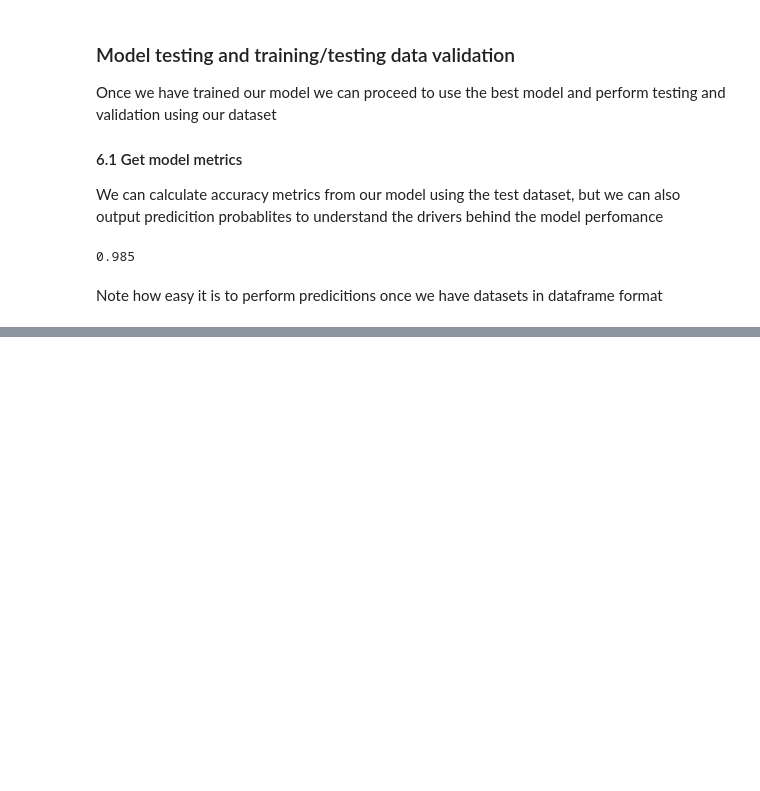
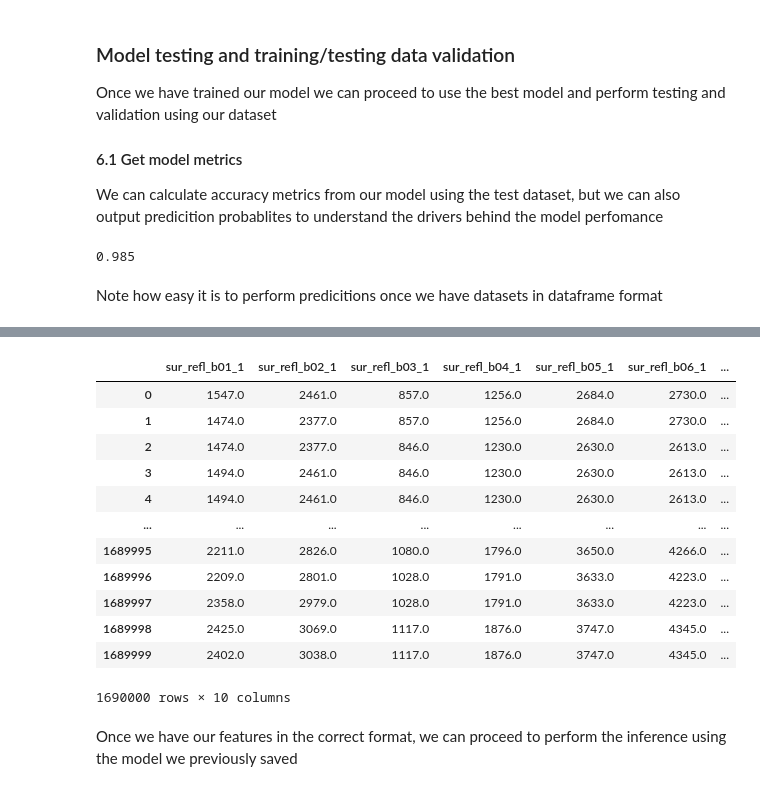
Before and after one commit to Jignesh1594/ml_models_remote_sensing, a Jupyter notebook: 3_MODIS_Tunning.ipynb, the cells around one changed output, grey strips where cells are left out. Drawn from its saved outputs; the diff is of its cells as text; code cells hidden in the pictures; blank space fills up the shorter version.

```diff
--- a/3_MODIS_Tunning.ipynb
+++ b/3_MODIS_Tunning.ipynb
@@ -401,0 +468,2 @@ y_test_int = y_test.astype(np.int16)
+# %%
+powel_dataset = snapshot_download(repo_id=DATASET_URL, allow_patterns="*.tif", repo_type="dataset")
@@ -401,0 +474,24 @@ y_test_int = y_test.astype(np.int16)
+# %%
+fileList = sorted([file for file in glob.glob(os.path.join(powel_dataset, 'IL.*.Powell.*.tif')) if "sur_refl" in file])
+# %%
+def readRastersToArray(fileList):
+    rasterProjection = None
+    newshp = (1300*1300, 10)
+    img = np.empty(newshp, dtype=np.int16)
+    for i, fileName in enumerate(fileList):
+        ds = gdal.Open(fileName)
+        img[:, i] = ds.GetRasterBand(1).ReadAsArray().astype(np.int16).ravel()
+        if i == 0:
+            rasterProjection = ds.GetProjection()
+        ds = None
+    img[:, len(fileList)] = ((img[:, 1] - img[:, 0]) / (img[:, 1] + img[:, 0])) * 10000
+    img[:, len(fileList)+1] = ((img[:, 1] - img[:, 5]) / (img[:, 1] + img[:, 5])) * 10000
+    img[:, len(fileList)+2] = ((img[:, 1] - img[:, 6]) / (img[:, 1] + img[:, 6])) * 10000
+
+    return img, rasterProjection
+# %%
+%%time
+im, rasterProjection = readRastersToArray(fileList)
+print("Raster as ndarray")
+print(im)
+print("{} MB in size".format((im.size * im.itemsize) / 1000000))
@@ -401,0 +510,18 @@ y_test_int = y_test.astype(np.int16)
+# %%
+#Convert raster to dataframe
+raster_dataframe = pd.DataFrame(im, columns=v_names, dtype=np.float32)
+raster_dataframe
+# %% [output]
+|  | sur_refl_b01_1 | sur_refl_b02_1 | sur_refl_b03_1 | sur_refl_b04_1 | sur_refl_b05_1 | sur_refl_b06_1 | ... |
+| 0 | 1547.0 | 2461.0 | 857.0 | 1256.0 | 2684.0 | 2730.0 | ... |
+| 1 | 1474.0 | 2377.0 | 857.0 | 1256.0 | 2684.0 | 2730.0 | ... |
+| 2 | 1474.0 | 2377.0 | 846.0 | 1230.0 | 2630.0 | 2613.0 | ... |
+| 3 | 1494.0 | 2461.0 | 846.0 | 1230.0 | 2630.0 | 2613.0 | ... |
+| 4 | 1494.0 | 2461.0 | 846.0 | 1230.0 | 2630.0 | 2613.0 | ... |
+| ... | ... | ... | ... | ... | ... | ... | ... |
+| 1689995 | 2211.0 | 2826.0 | 1080.0 | 1796.0 | 3650.0 | 4266.0 | ... |
+| 1689996 | 2209.0 | 2801.0 | 1028.0 | 1791.0 | 3633.0 | 4223.0 | ... |
+| 1689997 | 2358.0 | 2979.0 | 1028.0 | 1791.0 | 3633.0 | 4223.0 | ... |
+| 1689998 | 2425.0 | 3069.0 | 1117.0 | 1876.0 | 3747.0 | 4345.0 | ... |
+| 1689999 | 2402.0 | 3038.0 | 1117.0 | 1876.0 | 3747.0 | 4345.0 | ... |
+1690000 rows × 10 columns
@@ -401,0 +546,2 @@ y_test_int = y_test.astype(np.int16)
+# %% [markdown]
+Once we have our features in the correct format, we can proceed to perform the inference using the model we previously saved
```
Also changed, not shown: parts of 23 cells of this notebook.
